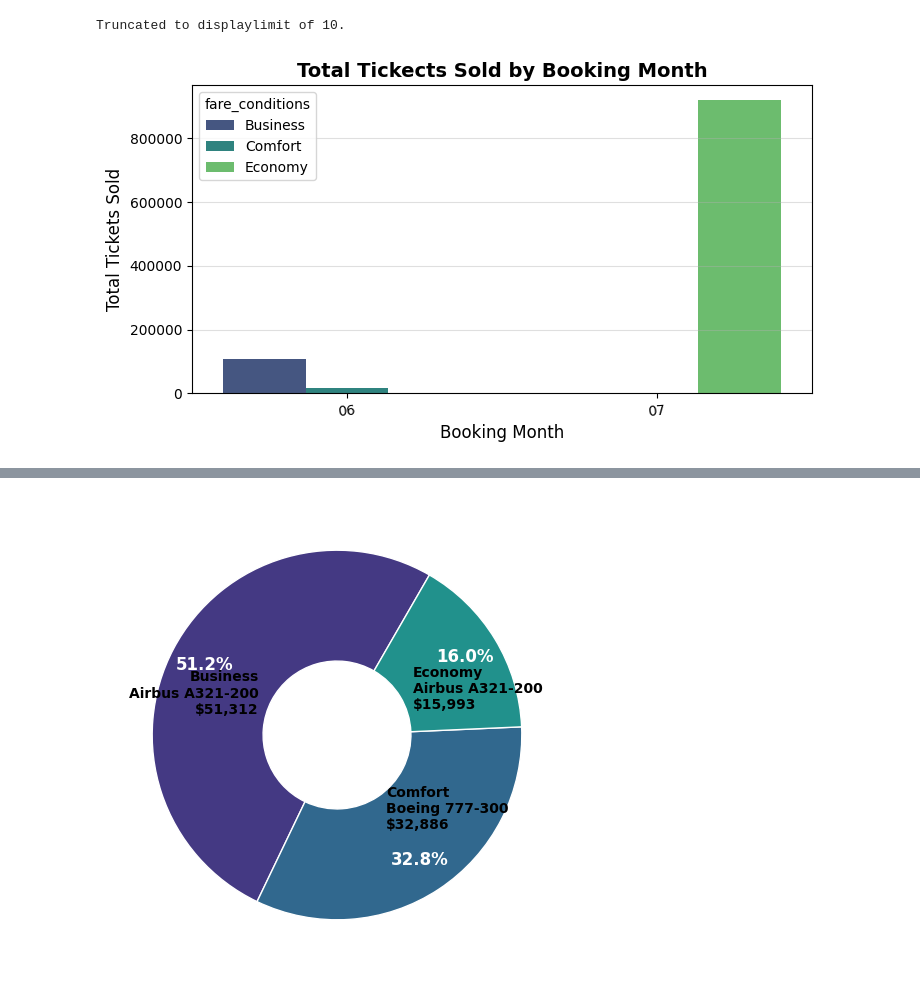
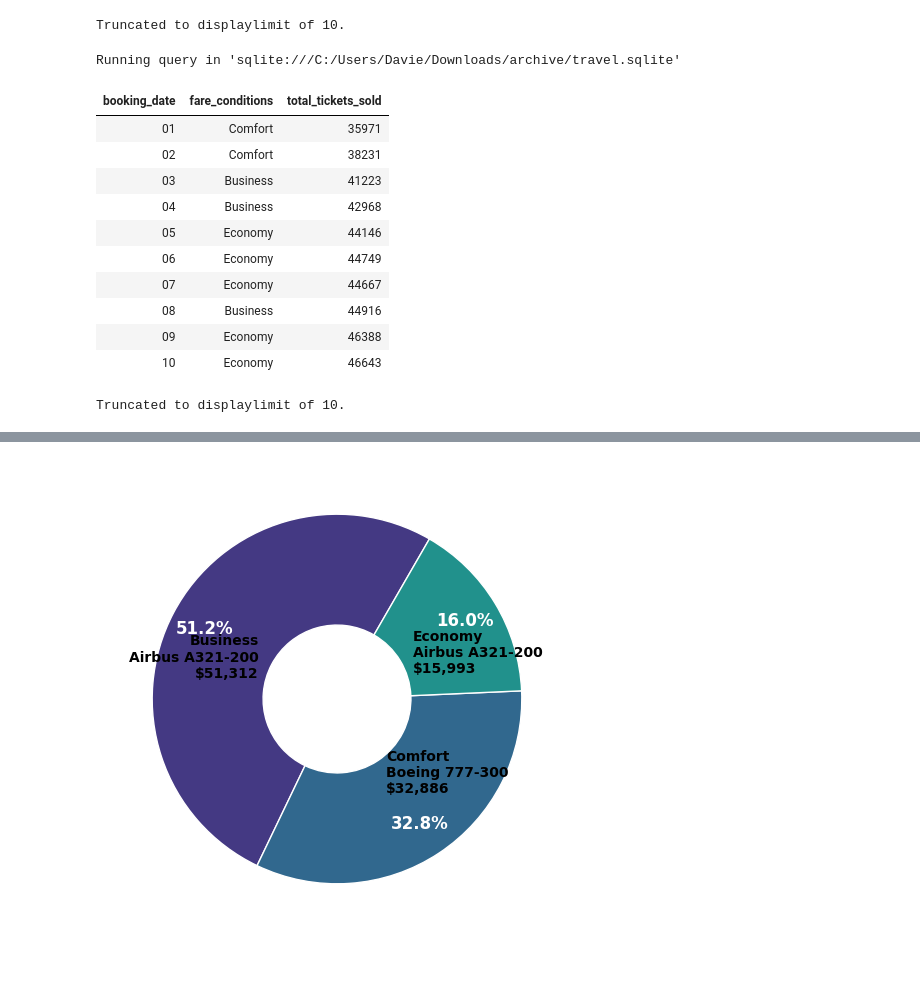
Before and after one commit to Daviedavie100/SQL_Projects, a Jupyter notebook: data.ipynb, the cells around one changed output, grey strips where cells are left out. Drawn from its saved outputs; the diff is of its cells as text; code cells hidden in the pictures.

```diff
--- a/data.ipynb
+++ b/data.ipynb
@@ -1334,29 +1335,42 @@ Running query in 'sqlite:///C:/Users/Davie/Downloads/archive/travel.sqlite'
 | 2017-06-29 | Economy | 7835 | 772429000 |
 | 2017-06-30 | Economy | 10741 | 1062788700 |
 Truncated to displaylimit of 10.
+# %%
+%%sql
+SELECT
+        strftime('%d', datetime(tb.BookingDate)) AS booking_date,
+        tb.fare_conditions,
+        COUNT (tb.ticket_no) AS total_tickets_sold
+FROM (
+        SELECT t.ticket_no,
+                datetime(substr(b.book_date, 1, 19)) AS BookingDate,
+                tf.fare_conditions,
+                b.total_amount
+        FROM tickets t
+        JOIN bookings b
+        ON t.book_ref = b.book_ref
+        JOIN ticket_flights tf
+        ON t.ticket_no = tf.ticket_no
+) AS tb
+WHERE tb.fare_conditions IN ('Comfort', 'Economy', 'Business')
+
+GROUP BY booking_date;
+HAVING strftime('%m', datetime(tb.BookingDate))='07';
+# %% [output]
+Running query in 'sqlite:///C:/Users/Davie/Downloads/archive/travel.sqlite'
+| booking_date | fare_conditions | total_tickets_sold |
+| 01 | Comfort | 35971 |
+| 02 | Comfort | 38231 |
+| 03 | Business | 41223 |
+| 04 | Business | 42968 |
+| 05 | Economy | 44146 |
+| 06 | Economy | 44749 |
+| 07 | Economy | 44667 |
+| 08 | Business | 44916 |
+| 09 | Economy | 46388 |
+| 10 | Economy | 46643 |
+Truncated to displaylimit of 10.
 # %%
-# Total Number of bookings per month for fare condition
-querry="""
-SELECT
-        strftime('%m', datetime(tb.booking_date)) AS booking_date,
-        tb.fare_conditions,
-        COUNT (tb.ticket_no) AS total_tickets_sold
-FROM (
-        SELECT t.ticket_no,
-                t.passenger_id,
-                datetime(substr(b.book_date, 1, 19)) AS booking_date,
-                tf.fare_conditions,
-                b.total_amount
-        FROM tickets t
-        JOIN bookings b
-        ON t.book_ref = b.book_ref
-        JOIN ticket_flights tf
-        ON t.ticket_no = tf.ticket_no
-) AS tb
-GROUP BY tb.fare_conditions;
-"""
-df=pd.read_sql_query(querry, sqlite_conn)
-
 # Create bubble chart
 plt.figure(figsize=(8, 4))
 
@@ -1365,10 +1379,8 @@ sns.barplot(data=df, x='booking_date', y='total_tickets_sold', hue='fare_conditi
 
 plt.xticks(rotation=5)
 plt.grid(axis='y', linestyle='-', alpha=0.4)
-plt.xlabel('Booking Month', fontsize=12)
+plt.xlabel('Booking Date', fontsize=12)
 plt.ylabel('Total Tickets Sold', fontsize=12)
 plt.title('Total Tickects Sold by Booking Month', fontsize=14, fontweight='bold')
 
 plt.show();
-# %% [output]
-[figure, removed]
```
Also changed, not shown: parts of 3 cells of this notebook.
